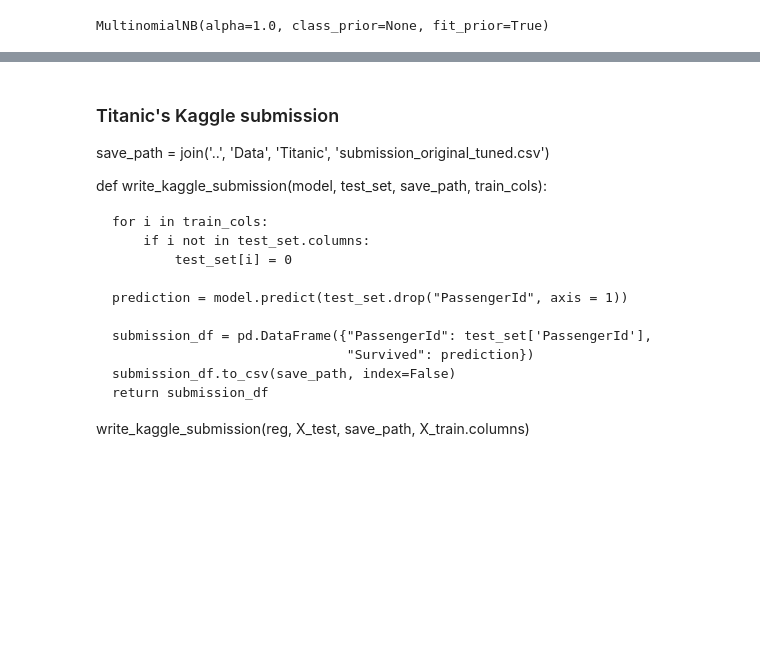
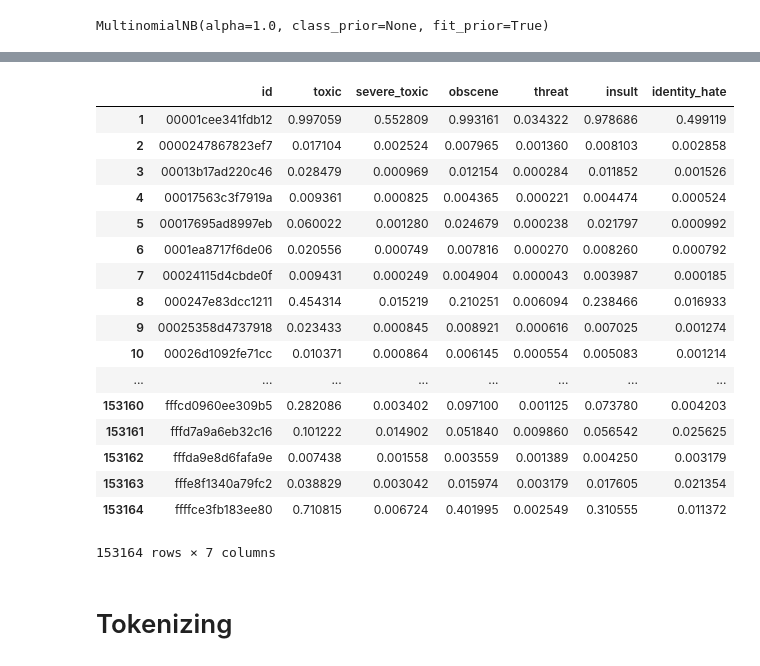
Before and after one commit to QuynhAnhV/Jigsaw_Toxic_Comment_clf, a Jupyter notebook: Notebooks/get_feature_from_text.ipynb, the cells around one changed output, grey strips where cells are left out. Drawn from its saved outputs; the diff is of its cells as text; code cells hidden in the pictures; blank space fills up the shorter version.

```diff
--- a/Notebooks/get_feature_from_text.ipynb
+++ b/Notebooks/get_feature_from_text.ipynb
@@ -238,0 +292,23 @@ f1_score(test_actual1, test_pred1)
+# %%
+for label in labels.drop('id', axis = 1).columns:
+    xtr, xte, ytr, yte = train_test_split(Y, labels[label])
+    mnb = MultinomialNB()
+    mnb.fit(xtr, ytr)
+
+    # Evaluation on training set
+    train_pred = mnb.predict(xtr)
+    train_actual = ytr.values
+    train_error = np.mean(abs(train_pred - train_actual))
+    accuracy = 1 - train_error
+    print(f'*Evaluation metrics for {label}: ')
+    print('**On training set')
+    print(f'Accuracy: {accuracy}, Sensitivity: {sensitivity(train_actual, train_pred)}, Specificity: {specificity(train_actual, train_pred)}, NPV: {negative_predictive_value(train_actual, train_pred)}, Precison: {precision(train_actual, train_pred)}, F1 Score: {f1_score(train_actual, train_pred)}')
+
+    #Evaluation on test set
+    test_pred = mnb.predict(xte)
+    test_actual = yte.values
+    test_error = np.mean(abs(test_pred - test_actual))
+    t_accuracy = 1 - test_error
+    t_accuracy
+    print('**On test set')
+    print(f'Accuracy: {t_accuracy}, Sensitivity: {sensitivity(test_actual, test_pred)}, Specificity: {specificity(test_actual, test_pred)}, NPV: {negative_predictive_value(test_actual, test_pred)}, Precison: {precision(test_actual, test_pred)}, F1 Score: {f1_score(test_actual, test_pred)}')
@@ -266,27 +590,36 @@ Index(['id', 'toxic', 'severe_toxic', 'obscene', 'threat', 'insult',
 # %%
 # Creating a path to submission file
 save_path = join('..', 'Results', 'simple_subm.csv')
-# %%
-# Write a Kaggle submission function
-def write_kaggle_submission(model, test_set, save_path, ):
-    prediction = _gen_all_predictions(feature, labels)
-
-    submission_df = pd.DataFrame({'id': test_set['id'],  )
-# %% [markdown]
-### Titanic's Kaggle submission
-save_path = join('..', 'Data', 'Titanic', 'submission_original_tuned.csv')
-
-def write_kaggle_submission(model, test_set, save_path, train_cols):
-
-    for i in train_cols:
-        if i not in test_set.columns:
-            test_set[i] = 0
-
-    prediction = model.predict(test_set.drop("PassengerId", axis = 1))
-
-    submission_df = pd.DataFrame({"PassengerId": test_set['PassengerId'],
-                                  "Survived": prediction})
-    submission_df.to_csv(save_path, index=False)
-    return submission_df
-
-write_kaggle_submission(reg, X_test, save_path, X_train.columns)
+# %%
+def write_kaggle_submission(ft, lbs, test_df, save_path):
+    raw_pred_df = pd.DataFrame(_gen_all_predictions(ft, lbs.drop('id', axis=1), test_df))
+    sub_df = raw_pred_df.T
+    sub_df.columns = ['toxic', 'severe_toxic', 'obscene', 'threat', 'insult','identity_hate']
+    sub_df.insert(0, 'id', df_test['id'], True)
+    sub_df.index += 1
+
+    sub_df.to_csv(save_path, index = False)
+    return sub_df
+# %%
+write_kaggle_submission(feature, labels, df_test, save_path)
+# %% [output]
+|  | id | toxic | severe_toxic | obscene | threat | insult | identity_hate |
+| 1 | 00001cee341fdb12 | 0.997059 | 0.552809 | 0.993161 | 0.034322 | 0.978686 | 0.499119 |
+| 2 | 0000247867823ef7 | 0.017104 | 0.002524 | 0.007965 | 0.001360 | 0.008103 | 0.002858 |
+| 3 | 00013b17ad220c46 | 0.028479 | 0.000969 | 0.012154 | 0.000284 | 0.011852 | 0.001526 |
+| 4 | 00017563c3f7919a | 0.009361 | 0.000825 | 0.004365 | 0.000221 | 0.004474 | 0.000524 |
+| 5 | 00017695ad8997eb | 0.060022 | 0.001280 | 0.024679 | 0.000238 | 0.021797 | 0.000992 |
+| 6 | 0001ea8717f6de06 | 0.020556 | 0.000749 | 0.007816 | 0.000270 | 0.008260 | 0.000792 |
+| 7 | 00024115d4cbde0f | 0.009431 | 0.000249 | 0.004904 | 0.000043 | 0.003987 | 0.000185 |
+| 8 | 000247e83dcc1211 | 0.454314 | 0.015219 | 0.210251 | 0.006094 | 0.238466 | 0.016933 |
+| 9 | 00025358d4737918 | 0.023433 | 0.000845 | 0.008921 | 0.000616 | 0.007025 | 0.001274 |
+| 10 | 00026d1092fe71cc | 0.010371 | 0.000864 | 0.006145 | 0.000554 | 0.005083 | 0.001214 |
+| ... | ... | ... | ... | ... | ... | ... | ... |
+| 153160 | fffcd0960ee309b5 | 0.282086 | 0.003402 | 0.097100 | 0.001125 | 0.073780 | 0.004203 |
+| 153161 | fffd7a9a6eb32c16 | 0.101222 | 0.014902 | 0.051840 | 0.009860 | 0.056542 | 0.025625 |
+| 153162 | fffda9e8d6fafa9e | 0.007438 | 0.001558 | 0.003559 | 0.001389 | 0.004250 | 0.003179 |
+| 153163 | fffe8f1340a79fc2 | 0.038829 | 0.003042 | 0.015974 | 0.003179 | 0.017605 | 0.021354 |
+| 153164 | ffffce3fb183ee80 | 0.710815 | 0.006724 | 0.401995 | 0.002549 | 0.310555 | 0.011372 |
+153164 rows × 7 columns
+# %% [markdown]
+# Tokenizing
```
Also changed, not shown: parts of 71 cells of this notebook.
